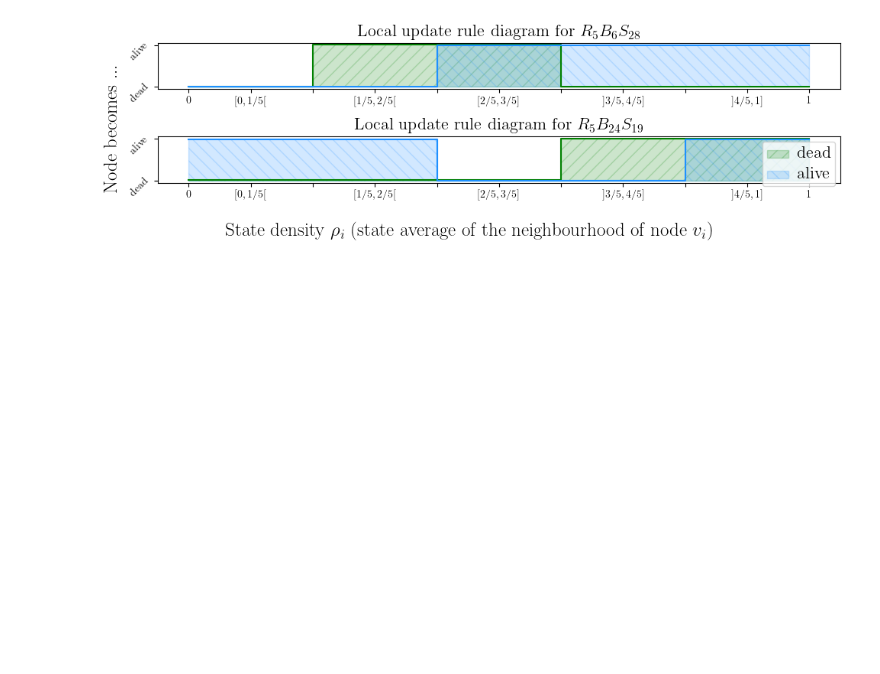
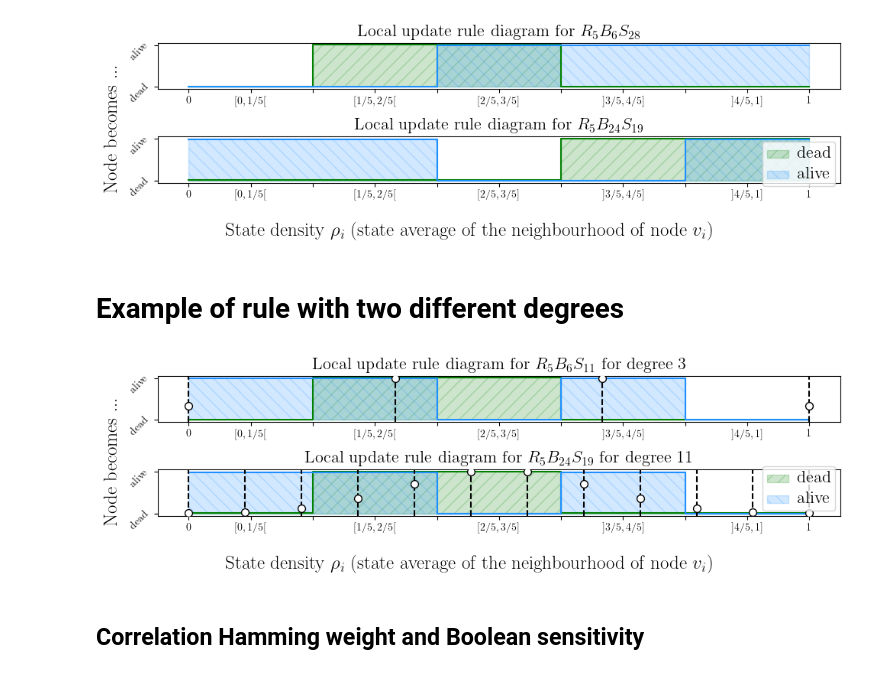
Before and after one commit to mrollier/network_automata_robustness, a Jupyter notebook: manuscript/generate_figures.ipynb, the cells around one changed output. Saved outputs shown, nothing was run; the diff lists cells and outputs as text; code cells hidden in the pictures; blank space fills up the shorter version.

Commit message:
Add first experiment with averaging over node distribution

```diff
--- a/manuscript/generate_figures.ipynb
+++ b/manuscript/generate_figures.ipynb
@@ -167,3 +172,54 @@ if SAVEFIG:
     plt.savefig(f'figures/{savename}', bbox_inches='tight')
 # %% [output]
 [figure]
+# %% [markdown]
+# Example of rule with two different degrees
+# %%
+SAVEFIG = False
+savename = 'compare-two-degrees_diagram.jpg'
+
+resolution = 5
+degree0 = 3
+degree1 = 11
+
+# model
+beta = 6
+sigma = 11
+born_if = binary_indices(beta)
+survive_if = binary_indices(sigma)
+model = LLNA(resolution, x=born_if, y=survive_if, iso=True)
+
+# plot both diagrams
+fig, axs = plt.subplots(2,1,figsize=(10,3))
+model.diagram(ax=axs[0], degree=degree0, plot_dist=True)
+model.diagram(ax=axs[1], degree=degree1, plot_dist=True)
+
+# delete separate ax labels
+axs[0].set_ylabel(None)
+axs[1].set_ylabel(None)
+axs[0].set_xlabel(None)
+axs[1].set_xlabel(None)
+
+# rewrite ax titles
+size=16
+axs[0].set_title(fr"Local update rule diagram for {model.__str__(latex=True)} for degree {degree0}", fontsize=size)
+axs[1].set_title(fr"Local update rule diagram for {model_iso.__str__(latex=True)} for degree {degree1}", fontsize=size)
+
+# Change some legend props after the legend is created
+axs[0].legend().remove()
+for text in axs[1].legend().get_texts():
+    text.set_fontsize(size)  # Change legend font size
+
+size=18
+# fig.suptitle("Local update rule diagrams", fontsize=size)
+fig.supxlabel(fr'State density $\rho_i$ (state average of the neighbourhood of node $v_i$)', fontsize=size)
+fig.supylabel(fr'Node becomes ...', fontsize=size)
+
+fig.tight_layout()
+
+if SAVEFIG:
+    plt.savefig(f'figures/{savename}', bbox_inches='tight')
+# %% [output]
+[figure, added]
+# %% [markdown]
+## Correlation Hamming weight and Boolean sensitivity
```
Also changed, not shown: parts of 4 cells of this notebook, 3 other files.
